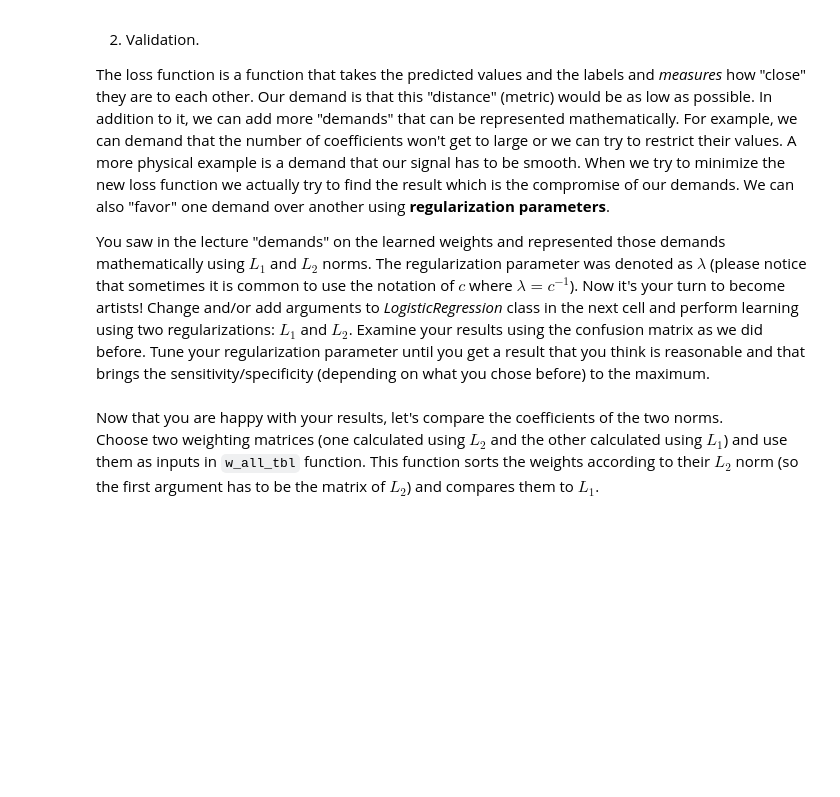
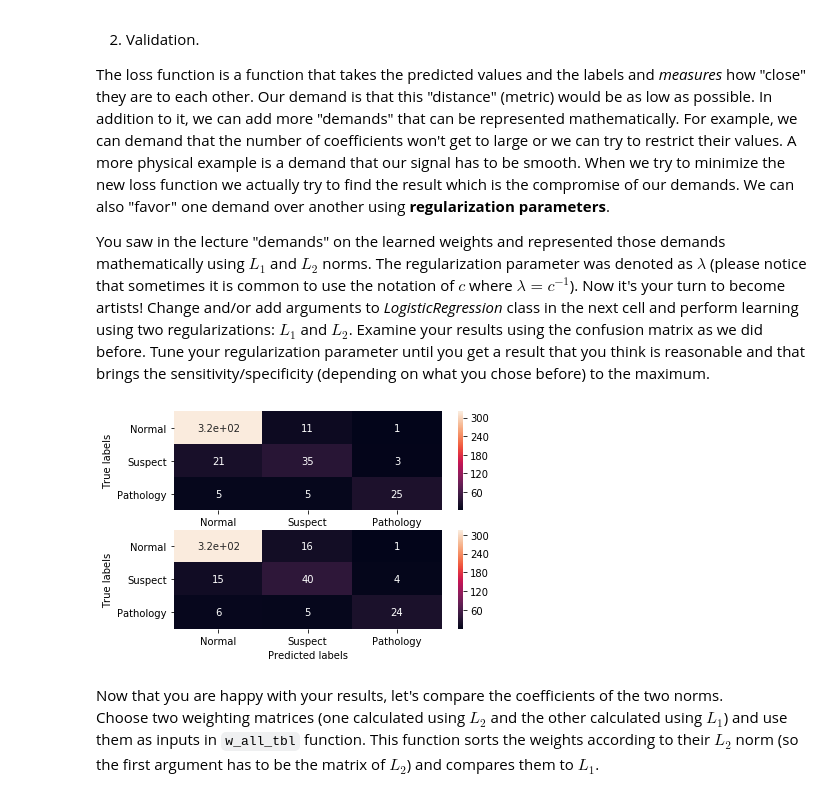
Before and after one commit to mlh-master/hw1_mlh-asaf-ofek, a Jupyter notebook: HW1_backup.ipynb, the cells around one changed output. Drawn from its saved outputs; the diff is of its cells as text; code cells hidden in the pictures; blank space fills up the shorter version.

```diff
--- a/HW1_backup.ipynb
+++ b/HW1_backup.ipynb
@@ -441,21 +441,29 @@ The loss function is a function that takes the predicted values and the labels a
 You saw in the lecture "demands" on the learned weights and represented those demands mathematically using $ L_1 $ and $ L_2 $ norms. The regularization parameter was denoted as $\lambda$ (please notice that sometimes it is common to use the notation of $ c $ where $\lambda = c^{-1}$). Now it's your turn to become artists! Change and/or add arguments to *LogisticRegression* class in the next cell and perform learning using two regularizations: $ L_1 $ and $ L_2 $. Examine your results using the confusion matrix as we did before. Tune your regularization parameter until you get a result that you think is reasonable and that brings the sensitivity/specificity (depending on what you chose before) to the maximum.
 # %%
 # Implement your code here:
-mode = # choose a mode from the `nsd`
-logreg_l2 = LogisticRegression(solver='saga', multi_class='ovr', max_iter=10000) # complete the arguments for L2
-y_pred_2, w2 = pred_log(logreg_l2,) # complete this function using nsd function
+mode = nsd(CTG_features, selected_feat, mode = 'MinMax', flag = False)
+logreg_l2 = LogisticRegression(solver='saga', multi_class='ovr', max_iter=10000, penalty = 'l2') # complete the arguments for L2
+
+X_train_l2, X_test_l2, y_train_l2, y_test_l2 = train_test_split(mode, np.ravel(fetal_state), test_size=0.2, random_state=0, stratify=np.ravel(fetal_state))
+
+y_pred_2, w2 = pred_log(logreg_l2,X_train_l2, y_train_l2, X_test_l2) # complete this function using nsd function
 cnf_matrix = metrics.confusion_matrix(y_test, y_pred_2)
 ax1 = plt.subplot(211)
 sns.heatmap(cnf_matrix, annot=True, xticklabels=['Normal','Suspect','Pathology'], yticklabels=['Normal','Suspect','Pathology'])
 ax1.set(ylabel='True labels', xlabel='Predicted labels')
 
-logreg_l1 = LogisticRegression(solver='saga', multi_class='ovr', max_iter=10000) # complete the arguments for L1
-y_pred_1, w1 = pred_log(logreg_l1,)  # complete this function using nsd function
+logreg_l1 = LogisticRegression(solver='saga', multi_class='ovr', max_iter=10000, penalty = 'l1') # complete the arguments for L1
+
+X_train_l1, X_test_l1, y_train_l1, y_test_l1 = train_test_split(mode, np.ravel(fetal_state), test_size=0.2, random_state=0, stratify=np.ravel(fetal_state))
+
+y_pred_1, w1 = pred_log(logreg_l1,X_train_l1, y_train_l1, X_test_l1)  # complete this function using nsd function
 cnf_matrix = metrics.confusion_matrix(y_test, y_pred_1)
 ax2 = plt.subplot(212)
 sns.heatmap(cnf_matrix, annot=True, xticklabels=['Normal','Suspect','Pathology'], yticklabels=['Normal','Suspect','Pathology'])
 ax2.set(ylabel='True labels', xlabel='Predicted labels')
 plt.show()
+# %% [output]
+[figure, added]
 # %% [markdown]
 Now that you are happy with your results, let's compare the coefficients of the two norms.\
 Choose two weighting matrices (one calculated using $ L_2 $ and the other calculated using $ L_1 $) and use them as inputs in `w_all_tbl` function. This function sorts the weights according to their $ L_2 $ norm (so the first argument has to be the matrix of $ L_2 $) and compares them to $L_1$.
```
Also changed, not shown: parts of 13 cells of this notebook, 5 other files.
